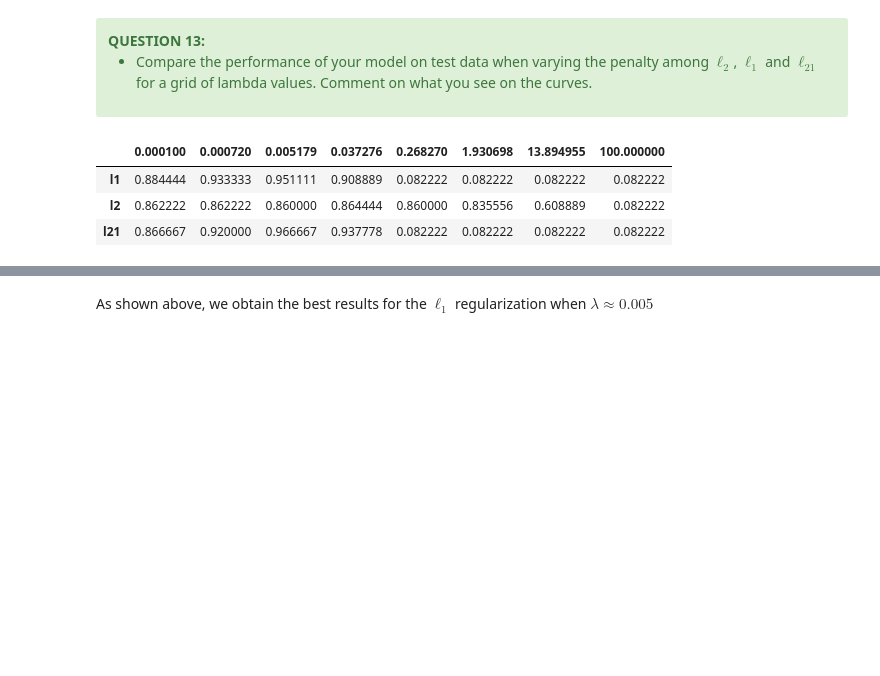
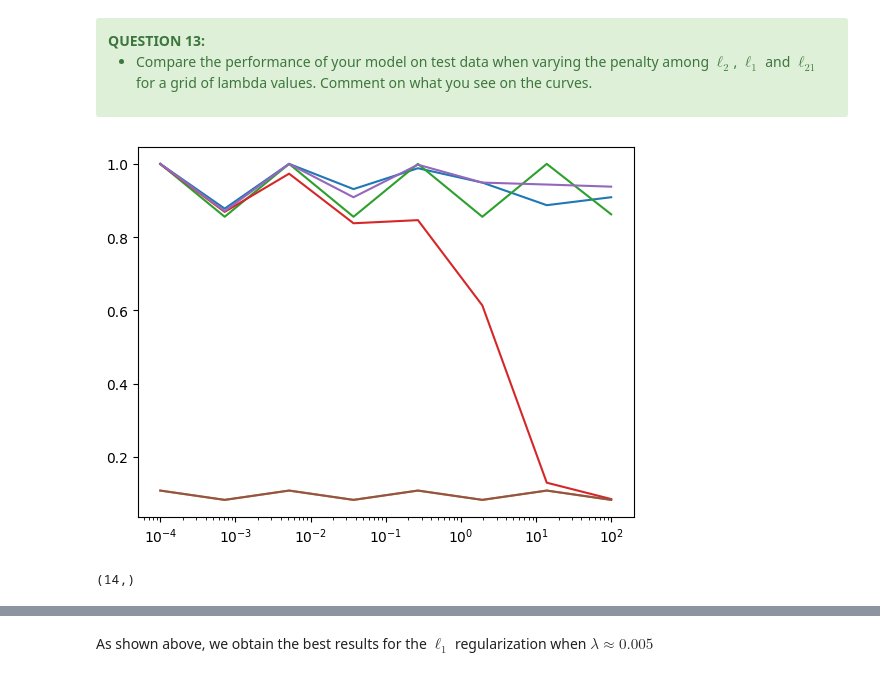
Before and after one commit to MariusAAROS/IPP-Optimisation-for-data-science, a Jupyter notebook: Projet/project_ortega_marius_and_adnan_wiam.ipynb, the cells around one changed output, grey strips where cells are left out. Drawn from its saved outputs; the diff is of its cells as text; code cells hidden in the pictures; blank space fills up the shorter version.

```diff
--- a/Projet/project_ortega_marius_and_adnan_wiam.ipynb
+++ b/Projet/project_ortega_marius_and_adnan_wiam.ipynb
@@ -1289,6 +1289,33 @@ Solver with L21: apgd   -   Score : 0.9777406789092933
     </li>
     </ul>
 </div>
+# %%
+from sklearn.model_selection import train_test_split
+import pandas as pd
+
+X_train, X_test, y_train, y_test = train_test_split(X, y_digits, random_state=42)
+lbda_grid = np.geomspace(1e-4, 1e2, 8)
+
+# TODO
+scores = []
+penalties = ['l1', 'l2', 'l21']
+index_penalties = ['l1', 'l1', 'l2', 'l2', 'l21', 'l21']*2 + ["l2", "l2"]
+solvers = ['pgd', 'apgd', 'lbfgs']
+labels = []
+for penalty in penalties:
+    for solver in solvers:
+        for lbda in lbda_grid:
+            if not(solver == "lbfgs" and not(penalty == "l2")):
+                clf = MultinomialLogistic(lbda=lbda, penalty=penalty, max_iter=1000, solver=solver)
+                clf.fit(X_train, y_train)
+                scores.append(clf.score(X_train, y_train))
+                scores.append(clf.score(X_test, y_test))
+        if not(solver == "lbfgs" and not(penalty == "l2")):
+            labels.extend([f"{solver} {penalty} train", f"{solver} {penalty} test"])
+
+format_scores = pd.DataFrame(np.array(scores).reshape(14, 8), index=index_penalties, columns=lbda_grid)
+
+# END TODO
 # %%
 from sklearn.model_selection import train_test_split
 import pandas as pd
@@ -1299,17 +1326,24 @@ lbda_grid = np.geomspace(1e-4, 1e2, 8)
 # TODO
 scores = []
 penalties = ['l1', 'l2', 'l21']
+index_penalties = ['l1', 'l1', 'l2', 'l2', 'l21', 'l21']
+labels = []
 for penalty in penalties:
     for lbda in lbda_grid:
-        clf = MultinomialLogistic(lbda=lbda, penalty=penalty, max_iter=1000, solver='apgd')
-        clf.fit(X_train, y_train)
-        scores.append(clf.score(X_test, y_test))
+            clf = MultinomialLogistic(lbda=lbda, penalty=penalty, max_iter=1000, solver="apgd")
+            clf.fit(X_train, y_train)
+            scores.append(clf.score(X_train, y_train))
+            scores.append(clf.score(X_test, y_test))
 
-format_scores = pd.DataFrame(np.array(scores).reshape(3, 8), index=penalties, columns=lbda_grid)
-format_scores
+format_scores = pd.DataFrame(np.array(scores).reshape(6, 8), index=index_penalties, columns=lbda_grid)
+
 # END TODO
-# %% [output]
-|  | 0.000100 | 0.000720 | 0.005179 | 0.037276 | 0.268270 | 1.930698 | 13.894955 | 100.000000 |
-| l1 | 0.884444 | 0.933333 | 0.951111 | 0.908889 | 0.082222 | 0.082222 | 0.082222 | 0.082222 |
-| l2 | 0.862222 | 0.862222 | 0.860000 | 0.864444 | 0.860000 | 0.835556 | 0.608889 | 0.082222 |
-| l21 | 0.866667 | 0.920000 | 0.966667 | 0.937778 | 0.082222 | 0.082222 | 0.082222 | 0.082222 |
+# %%
+plt.plot(format_scores.T)
+plt.xscale("log")
+# %% [output]
+[figure, added]
+# %%
+np.array(labels).shape
+# %% [output]
+(14,)
```
Also changed, not shown: parts of 2 cells of this notebook.
